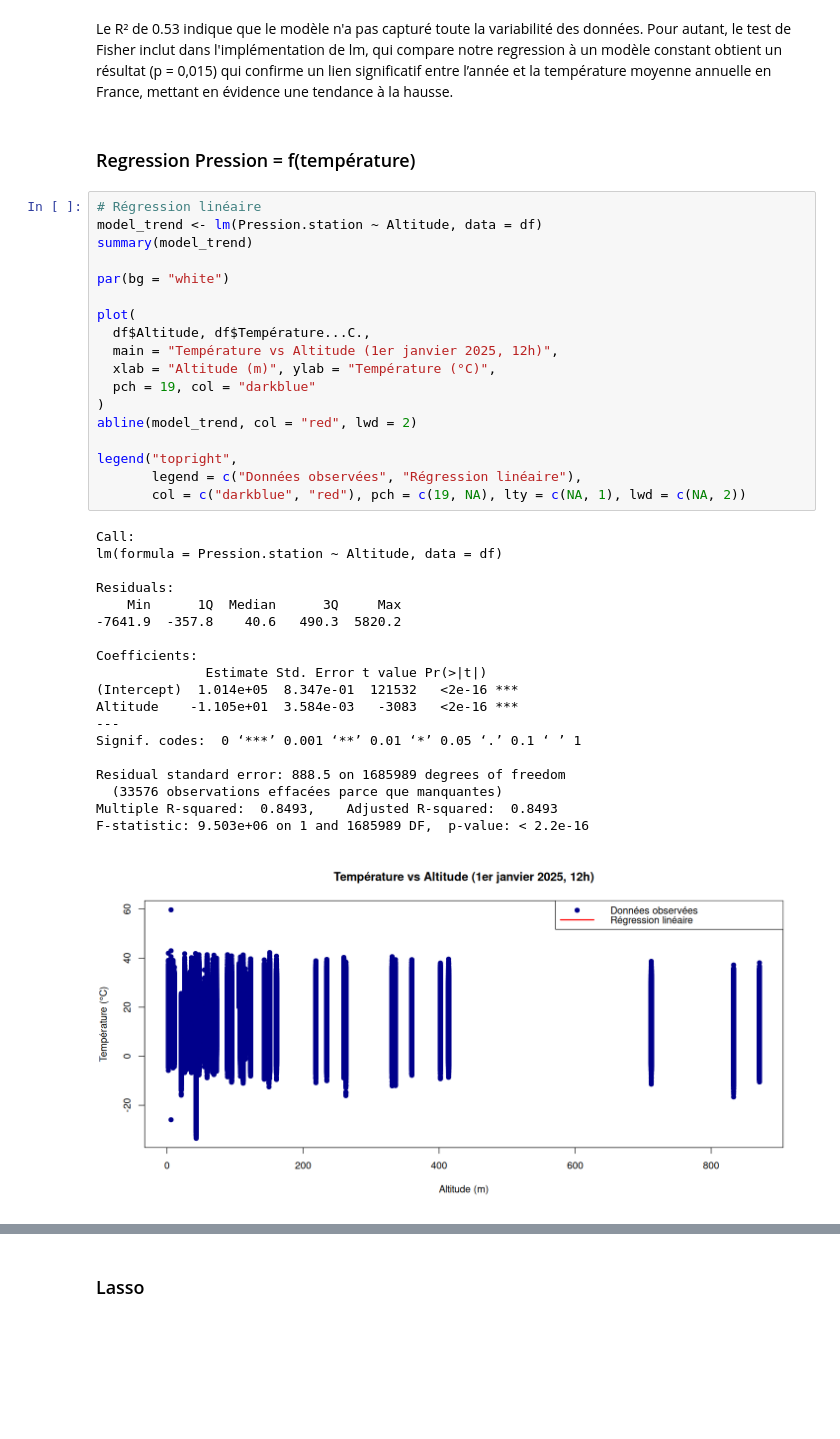
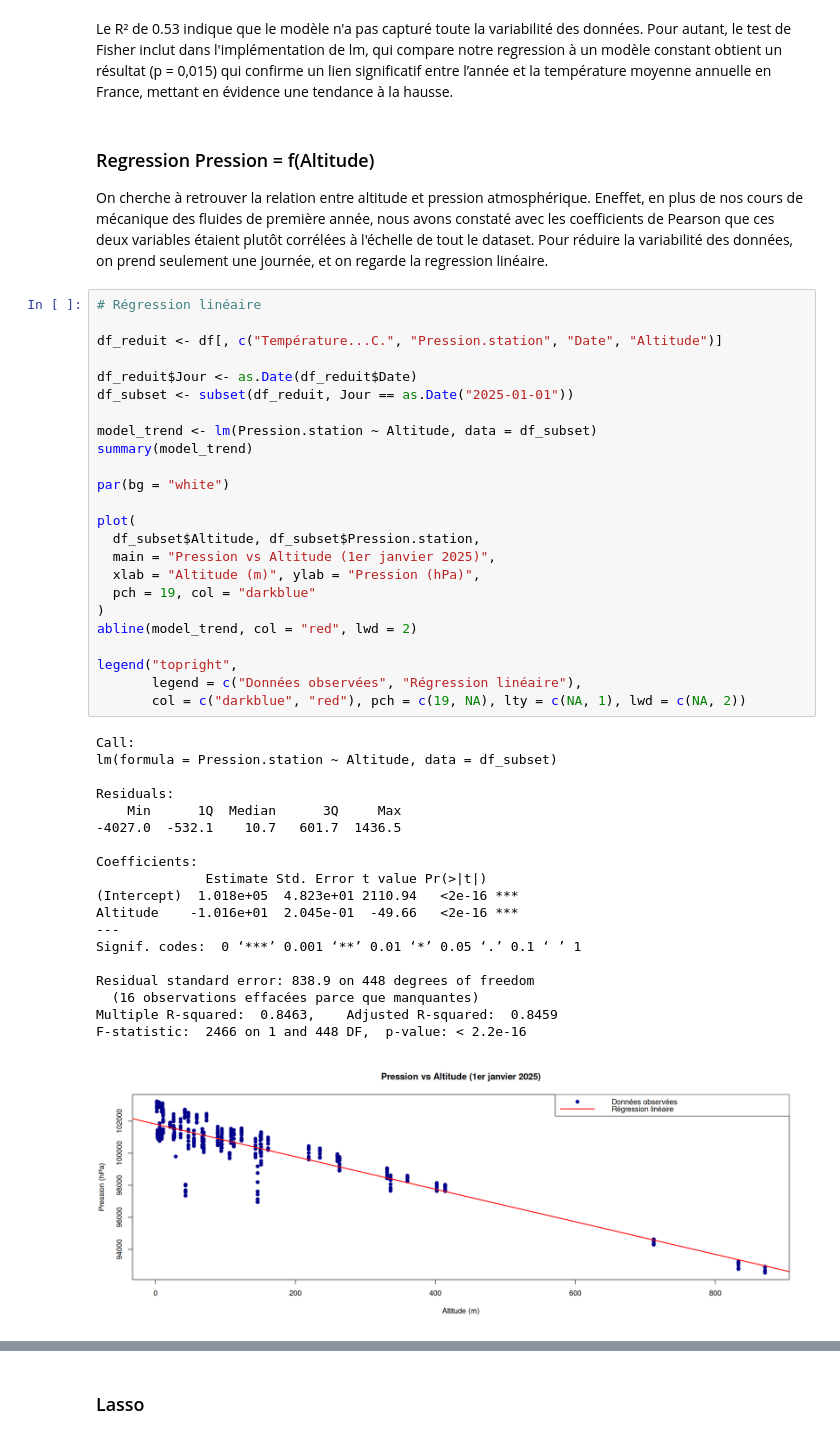
Before and after one commit to alextonon/BE_R, a Jupyter notebook: BE_final.ipynb, the cells around one changed output, grey strips where cells are left out. Drawn from its saved outputs; the diff is of its cells as text; blank space fills up the shorter version.

```diff
--- a/BE_final.ipynb
+++ b/BE_final.ipynb
@@ -621,42 +712,50 @@ Warning message:
 # %% [markdown]
 Le R² de 0.53 indique que le modèle n'a pas capturé toute la variabilité des données. Pour autant, le test de Fisher inclut dans l'implémentation de lm, qui compare notre regression à un modèle constant obtient un résultat (p = 0,015) qui confirme un lien significatif entre l’année et la température moyenne annuelle en France, mettant en évidence une tendance à la hausse.
 # %% [markdown]
-### Regression Pression = f(température)
+### Regression Pression = f(Altitude)
+
+On cherche à retrouver la relation entre altitude et pression atmosphérique. Eneffet, en plus de nos cours de mécanique des fluides de première année, nous avons constaté avec les coefficients de Pearson que ces deux variables étaient plutôt corrélées à l'échelle de tout le dataset. Pour réduire la variabilité des données, on prend seulement une journée, et on regarde la regression linéaire.
 # %%
 # Régression linéaire
-model_trend <- lm(Pression.station ~ Altitude, data = df)
+
+df_reduit <- df[, c("Température...C.", "Pression.station", "Date", "Altitude")]
+
+df_reduit$Jour <- as.Date(df_reduit$Date)
+df_subset <- subset(df_reduit, Jour == as.Date("2025-01-01"))
+
+model_trend <- lm(Pression.station ~ Altitude, data = df_subset)
 summary(model_trend)
 
 par(bg = "white")
 
 plot(
-  df$Altitude, df$Température...C.,
-  main = "Température vs Altitude (1er janvier 2025, 12h)",
-  xlab = "Altitude (m)", ylab = "Température (°C)",
+  df_subset$Altitude, df_subset$Pression.station,
+  main = "Pression vs Altitude (1er janvier 2025)",
+  xlab = "Altitude (m)", ylab = "Pression (hPa)",
   pch = 19, col = "darkblue"
 )
 abline(model_trend, col = "red", lwd = 2)
 
 legend("topright",
        legend = c("Données observées", "Régression linéaire"),
        col = c("darkblue", "red"), pch = c(19, NA), lty = c(NA, 1), lwd = c(NA, 2))
 # %% [output]
 Call:
-lm(formula = Pression.station ~ Altitude, data = df)
+lm(formula = Pression.station ~ Altitude, data = df_subset)
 
 Residuals:
     Min      1Q  Median      3Q     Max
--7641.9  -357.8    40.6   490.3  5820.2
+-4027.0  -532.1    10.7   601.7  1436.5
 
 Coefficients:
               Estimate Std. Error t value Pr(>|t|)
-(Intercept)  1.014e+05  8.347e-01  121532   <2e-16 ***
-Altitude    -1.105e+01  3.584e-03   -3083   <2e-16 ***
+(Intercept)  1.018e+05  4.823e+01 2110.94   <2e-16 ***
+Altitude    -1.016e+01  2.045e-01  -49.66   <2e-16 ***
 ---
 Signif. codes:  0 ‘***’ 0.001 ‘**’ 0.01 ‘*’ 0.05 ‘.’ 0.1 ‘ ’ 1
 
-Residual standard error: 888.5 on 1685989 degrees of freedom
-  (33576 observations effacées parce que manquantes)
-Multiple R-squared:  0.8493,    Adjusted R-squared:  0.8493
-F-statistic: 9.503e+06 on 1 and 1685989 DF,  p-value: < 2.2e-16
+Residual standard error: 838.9 on 448 degrees of freedom
+  (16 observations effacées parce que manquantes)
+Multiple R-squared:  0.8463,    Adjusted R-squared:  0.8459
+F-statistic:  2466 on 1 and 448 DF,  p-value: < 2.2e-16
-[figure, old version]
+[figure, new version]
```
Also changed, not shown: parts of 34 cells of this notebook.
